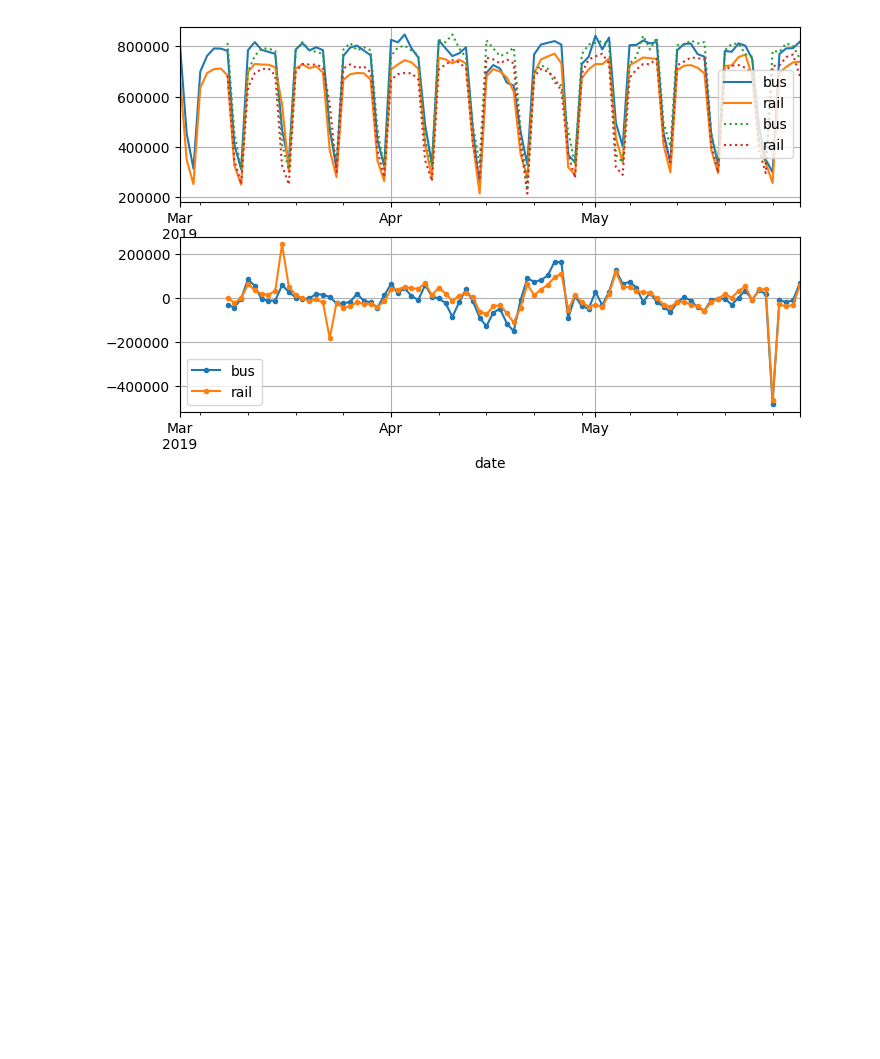
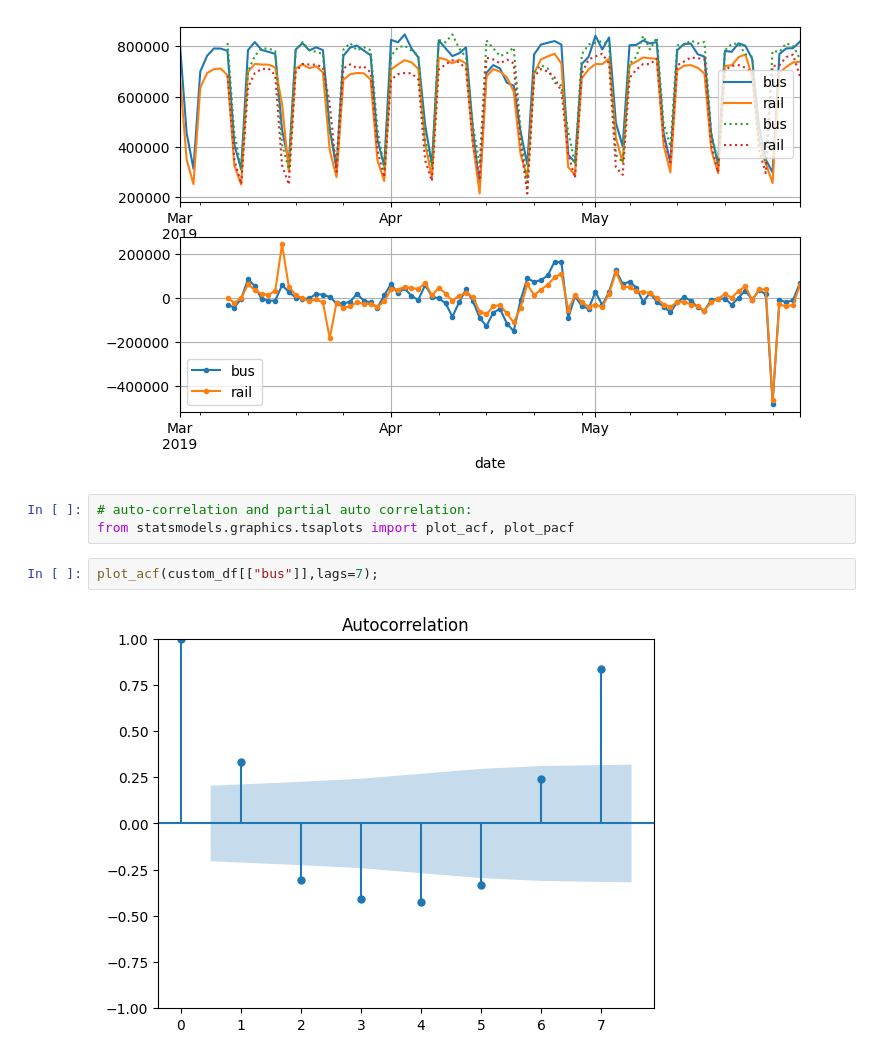
Before and after one commit to mehassanhmood/ML-TimeSeries, a Jupyter notebook: arma.ipynb, the cells around one changed output. Cells and saved outputs as stored; diff of their text form; blank space fills up the shorter version.

```diff
--- a/arma.ipynb
+++ b/arma.ipynb
@@ -48,3 +55,10 @@ diff_7.plot(ax=axs[1], grid=True, marker=".")
 plt.show()
 # %% [output]
 [figure]
+# %%
+# auto-correlation and partial auto correlation:
+from statsmodels.graphics.tsaplots import plot_acf, plot_pacf
+# %%
+plot_acf(custom_df[["bus"]],lags=7);
+# %% [output]
+[figure, added]
```
Also changed, not shown: parts of 30 cells of this notebook, 1 other file.
